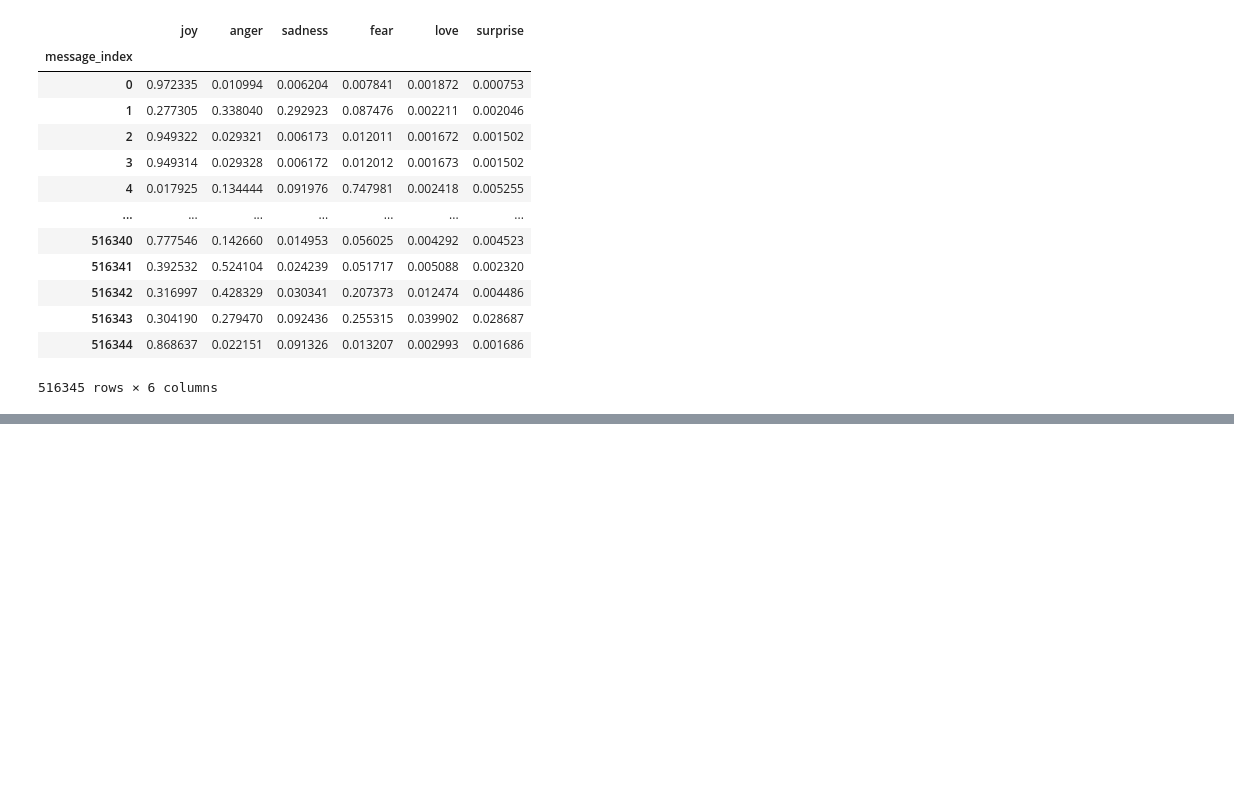
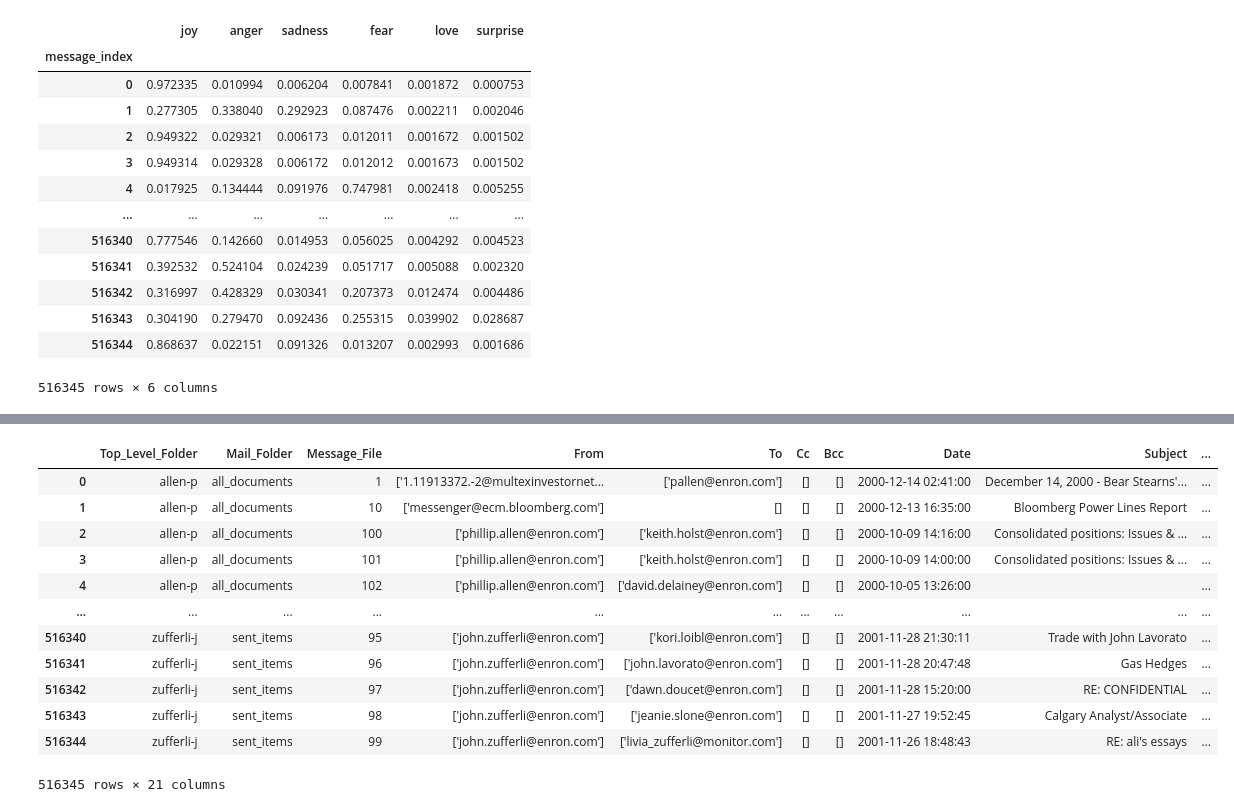
Before and after one commit to FlorinAndrei/enron-sentiment-analysis, a Jupyter notebook: sentiment_analysis.ipynb, the cells around one changed output, grey strips where cells are left out. Drawn from its saved outputs; the diff is of its cells as text; code cells hidden in the pictures; blank space fills up the shorter version.

```diff
--- a/sentiment_analysis.ipynb
+++ b/sentiment_analysis.ipynb
@@ -149,3 +149,41 @@ mp_res_df.groupby(by=["message_index"])[all_labels].mean()
 all_emails.iloc[0:N, :].join(
     mp_res_df.groupby(by=["message_index"])[all_labels].mean()
 ).to_csv("all_emails_scores.csv", index=True)
+
+all_emails = pd.read_csv("all_emails_scores.csv", index_col=0)
+all_emails["Date"] = all_emails["Date"].astype("datetime64[ns]")
+all_emails["Subject"] = all_emails["Subject"].fillna("")
+all_emails["Body_Quoted"] = all_emails["Body_Quoted"].fillna("")
+all_emails.dtypes
+# %%
+from model_helpers import vader_eval
+
+if __name__ == "__main__":
+    cpus = cpu_count()
+    # N = 100000
+    N = all_emails.shape[0]
+    arglist = list(
+        zip(
+            all_emails.index.to_list()[0:N],
+            (
+                all_emails["Subject"]
+                + pd.Series(["\n"] * all_emails.shape[0])
+                + all_emails["Body_Message"]
+            ).to_list()[0:N],
+        )
+    )
+    with Pool(processes=cpus) as mp_pool:
+        mp_results = mp_pool.map_async(vader_eval, arglist)
+        mp_results.wait()
+    mp_list = [r for r in mp_results.get()]
+    del mp_results
+    del mp_pool
+# %%
+vader_coef_dict = {}
+vader_labels = ["neg", "neu", "pos", "compound", "id"]
+
+for l in vader_labels:
+    vader_coef_dict[l] = [c[l] for c in mp_list]
+vader_coef = pd.DataFrame(vader_coef_dict)
+vader_coef.set_index("id", inplace=True)
+vader_coef
@@ -151,0 +205,17 @@ all_emails.iloc[0:N, :].join(
+# %%
+all_emails = all_emails.iloc[0:N, :].join(vader_coef)
+all_emails
+# %% [output]
+|  | Top_Level_Folder | Mail_Folder | Message_File | From | To | Cc | Bcc | Date | Subject | ... |
+| 0 | allen-p | all_documents | 1 | ['1.11913372.-2@multexinvestornet... | ['pallen@enron.com'] | [] | [] | 2000-12-14 02:41:00 | December 14, 2000 - Bear Stearns'... | ... |
+| 1 | allen-p | all_documents | 10 | ['messenger@ecm.bloomberg.com'] | [] | [] | [] | 2000-12-13 16:35:00 | Bloomberg Power Lines Report | ... |
+| 2 | allen-p | all_documents | 100 | ['phillip.allen@enron.com'] | ['keith.holst@enron.com'] | [] | [] | 2000-10-09 14:16:00 | Consolidated positions: Issues & ... | ... |
+| 3 | allen-p | all_documents | 101 | ['phillip.allen@enron.com'] | ['keith.holst@enron.com'] | [] | [] | 2000-10-09 14:00:00 | Consolidated positions: Issues & ... | ... |
+| 4 | allen-p | all_documents | 102 | ['phillip.allen@enron.com'] | ['david.delainey@enron.com'] | [] | [] | 2000-10-05 13:26:00 |  | ... |
+| ... | ... | ... | ... | ... | ... | ... | ... | ... | ... | ... |
+| 516340 | zufferli-j | sent_items | 95 | ['john.zufferli@enron.com'] | ['kori.loibl@enron.com'] | [] | [] | 2001-11-28 21:30:11 | Trade with John Lavorato | ... |
+| 516341 | zufferli-j | sent_items | 96 | ['john.zufferli@enron.com'] | ['john.lavorato@enron.com'] | [] | [] | 2001-11-28 20:47:48 | Gas Hedges | ... |
+| 516342 | zufferli-j | sent_items | 97 | ['john.zufferli@enron.com'] | ['dawn.doucet@enron.com'] | [] | [] | 2001-11-28 15:20:00 | RE: CONFIDENTIAL | ... |
+| 516343 | zufferli-j | sent_items | 98 | ['john.zufferli@enron.com'] | ['jeanie.slone@enron.com'] | [] | [] | 2001-11-27 19:52:45 | Calgary Analyst/Associate | ... |
+| 516344 | zufferli-j | sent_items | 99 | ['john.zufferli@enron.com'] | ['livia_zufferli@monitor.com'] | [] | [] | 2001-11-26 18:48:43 | RE: ali's essays | ... |
+516345 rows × 21 columns
```
Also changed, not shown: parts of 2 cells of this notebook, 1 other file.
